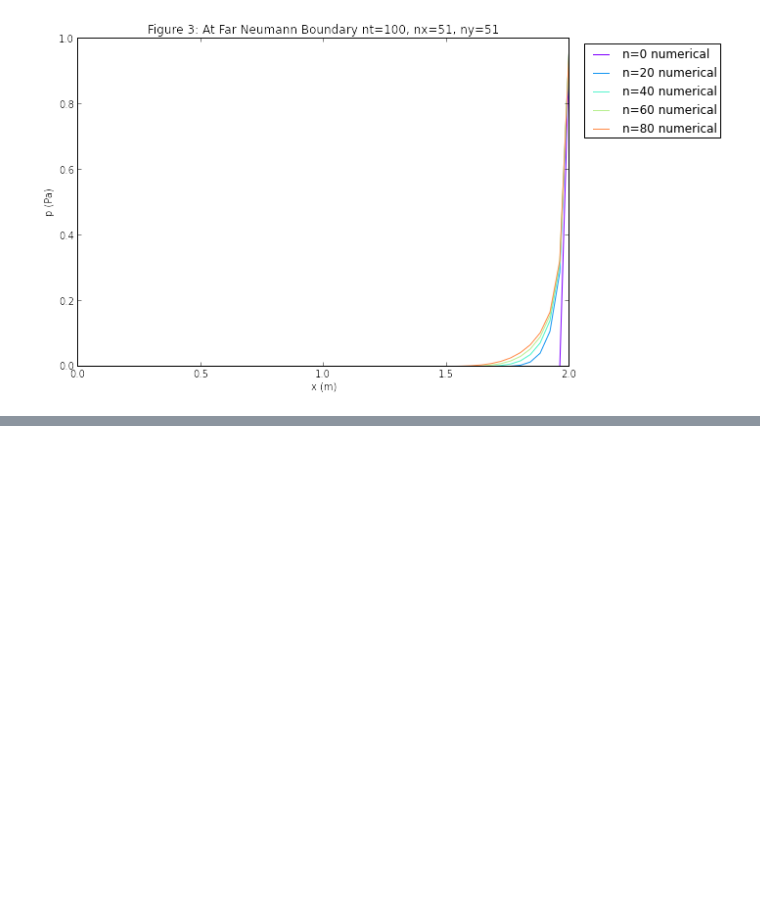
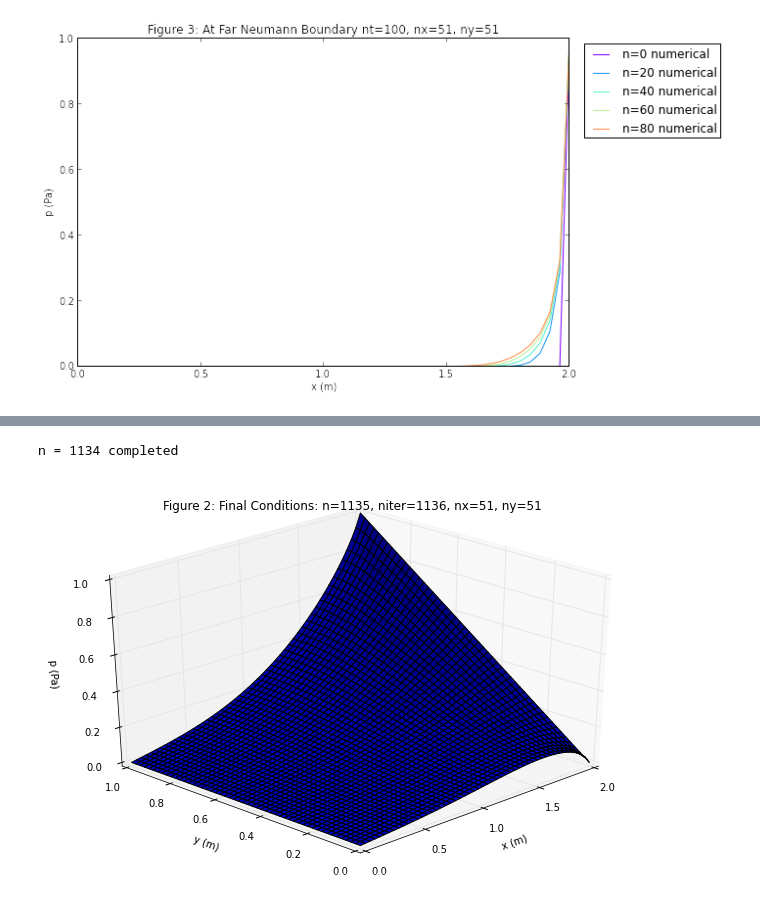
Before and after one commit to en9apr/sphinx, a Jupyter notebook: Laplace.ipynb, the cells around one changed output, grey strips where cells are left out. Drawn from its saved outputs; the diff is of its cells as text; code cells hidden in the pictures; blank space fills up the shorter version.

```diff
--- a/Laplace.ipynb
+++ b/Laplace.ipynb
@@ -392,0 +575,8 @@ plot_2D_2(p1,x1,16,'Figure 3: At Far Neumann Boundary: n=16, niter=17, nx=51, ny
+# %%
+p4, x4, y4 = laplace_equation_numerical_3(1.0e-5, 2000, 51, 51, 2.0, 1.0)
+# %% [output]
+n = 1134 completed
+# %%
+plot_3D(p4,x4,y4,1134,'Figure 2: Final Conditions: n=1135, niter=1136, nx=51, ny=51','p (Pa)')
+# %% [output]
+[figure, added]
```
Also changed, not shown: parts of 17 cells of this notebook.
